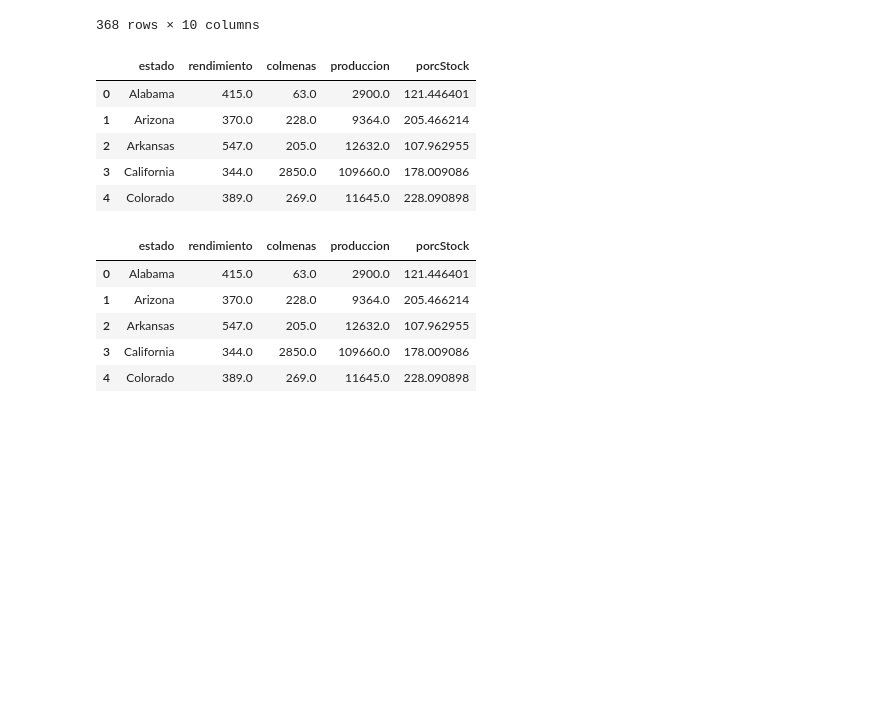
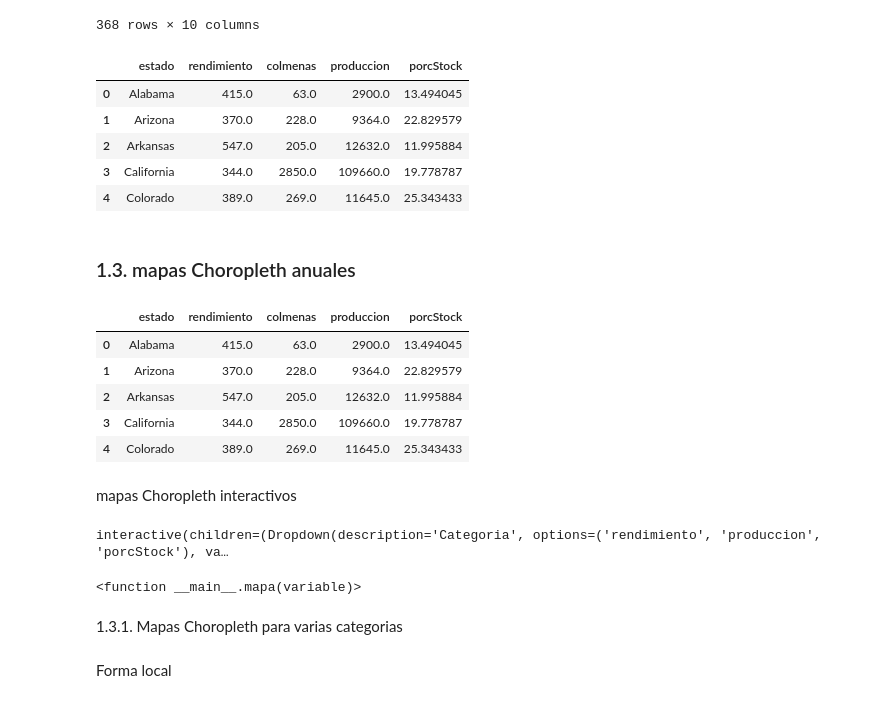
Before and after one commit to Samave02/HoneyTic-, a Jupyter notebook: Honey Production/Honey.ipynb, the cells around one changed output. Drawn from its saved outputs; the diff is of its cells as text; code cells hidden in the pictures; blank space fills up the shorter version.

```diff
--- a/Honey Production/Honey.ipynb
+++ b/Honey Production/Honey.ipynb
@@ -342,10 +345,12 @@ df_honey
 # %%
-df_honey_ = df_honey.groupby('estado')['rendimiento','colmenas','produccion','porcStock'].sum().reset_index()
+df_honey_ = df_honey.groupby('estado')['rendimiento','colmenas','produccion','porcStock'].agg({'rendimiento':'sum','colmenas':'sum',
+                                                                                               'produccion':'sum',
+                                                                                               'porcStock':'mean'}).reset_index()
 df_honey_.head()
 # %% [output]
 |  | estado | rendimiento | colmenas | produccion | porcStock |
-| 0 | Alabama | 415.0 | 63.0 | 2900.0 | 121.446401 |
-| 1 | Arizona | 370.0 | 228.0 | 9364.0 | 205.466214 |
-| 2 | Arkansas | 547.0 | 205.0 | 12632.0 | 107.962955 |
-| 3 | California | 344.0 | 2850.0 | 109660.0 | 178.009086 |
-| 4 | Colorado | 389.0 | 269.0 | 11645.0 | 228.090898 |
+| 0 | Alabama | 415.0 | 63.0 | 2900.0 | 13.494045 |
+| 1 | Arizona | 370.0 | 228.0 | 9364.0 | 22.829579 |
+| 2 | Arkansas | 547.0 | 205.0 | 12632.0 | 11.995884 |
+| 3 | California | 344.0 | 2850.0 | 109660.0 | 19.778787 |
+| 4 | Colorado | 389.0 | 269.0 | 11645.0 | 25.343433 |
@@ -352,3 +360,5 @@ df_honey_.head()
+# %% [markdown]
+### 1.3. mapas Choropleth anuales
 # %%
 import pandas as pd
 import plotly.express as px
@@ -386,8 +420,8 @@ fig.show()
 df_honey_.head()
 # %% [output]
 |  | estado | rendimiento | colmenas | produccion | porcStock |
-| 0 | Alabama | 415.0 | 63.0 | 2900.0 | 121.446401 |
-| 1 | Arizona | 370.0 | 228.0 | 9364.0 | 205.466214 |
-| 2 | Arkansas | 547.0 | 205.0 | 12632.0 | 107.962955 |
-| 3 | California | 344.0 | 2850.0 | 109660.0 | 178.009086 |
-| 4 | Colorado | 389.0 | 269.0 | 11645.0 | 228.090898 |
+| 0 | Alabama | 415.0 | 63.0 | 2900.0 | 13.494045 |
+| 1 | Arizona | 370.0 | 228.0 | 9364.0 | 22.829579 |
+| 2 | Arkansas | 547.0 | 205.0 | 12632.0 | 11.995884 |
+| 3 | California | 344.0 | 2850.0 | 109660.0 | 19.778787 |
+| 4 | Colorado | 389.0 | 269.0 | 11645.0 | 25.343433 |
@@ -395,0 +428,38 @@ fig.write_html("rendimiento_anio.html")
+# %% [markdown]
+mapas Choropleth interactivos
+# %%
+import ipywidgets as widgets
+def mapa(variable):
+    # Crear la gráfica choropleth
+    fig = px.choropleth(df_honey_,
+                        geojson=counties,
+                        locations='estado',  # Columna para hacer el macht
+                        color=variable,  # Columna a mapear con colores
+                        featureidkey="properties.name",  # Ruta al campo en el geojson que contiene los códigos FIPS
+                        scope="usa",  # Limita el mapa a Estados Unidos
+                        color_continuous_scale="Viridis",
+                        # range_color=(0, 900),
+                        # labels={'rendimiento':'Rendimiento de Miel por Colmena'},
+                        # hover_data=["colmenas", "produccion",'porcStock']
+                        )
+    fig.update_layout(coloraxis_colorbar=dict(
+        thicknessmode="pixels", thickness=10,
+        lenmode="pixels", len=170,
+        yanchor="top", y=0.4,
+        ticks="outside", ticksuffix=" lb/colmenas",
+        # dtick=5
+    ))
+    # Ajustar el layout
+    fig.update_layout(margin={"r":0,"t":0,"l":0,"b":0})
+    fig.show()
+categoria_Dropdown= widgets.Dropdown(
+    value = 'rendimiento',
+    description = 'Categoria',
+    options = ['rendimiento','produccion','porcStock']
+)
+widgets.interact(mapa ,variable = categoria_Dropdown)
+# %% [output]
+interactive(children=(Dropdown(description='Categoria', options=('rendimiento', 'produccion', 'porcStock'), va…
+<function __main__.mapa(variable)>
+# %% [markdown]
+1.3.1. Mapas Choropleth para varias categorias
@@ -395,0 +536,2 @@ fig.write_html("rendimiento_anio.html")
+# %% [markdown]
+Forma local
```
Also changed, not shown: parts of 30 cells of this notebook, 3 other files.
